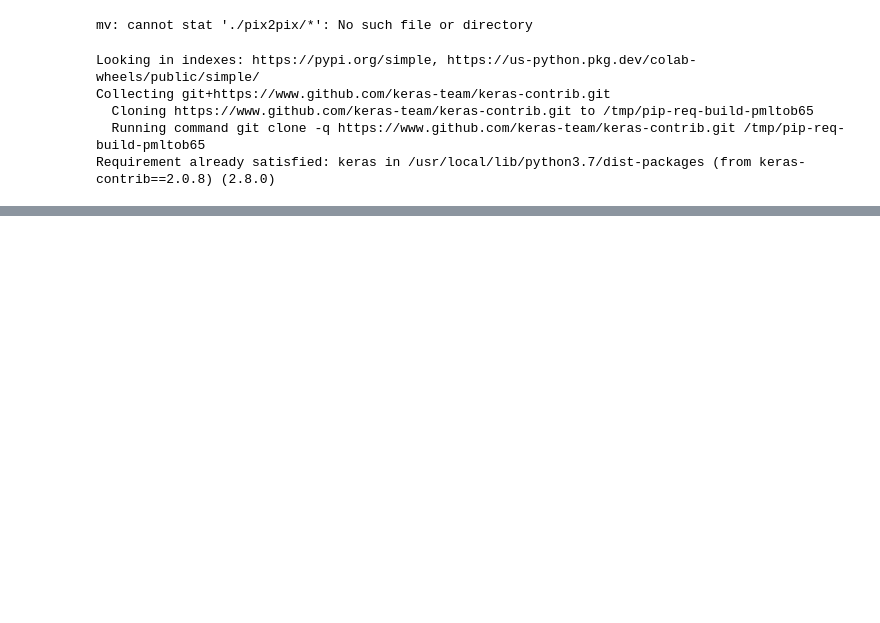
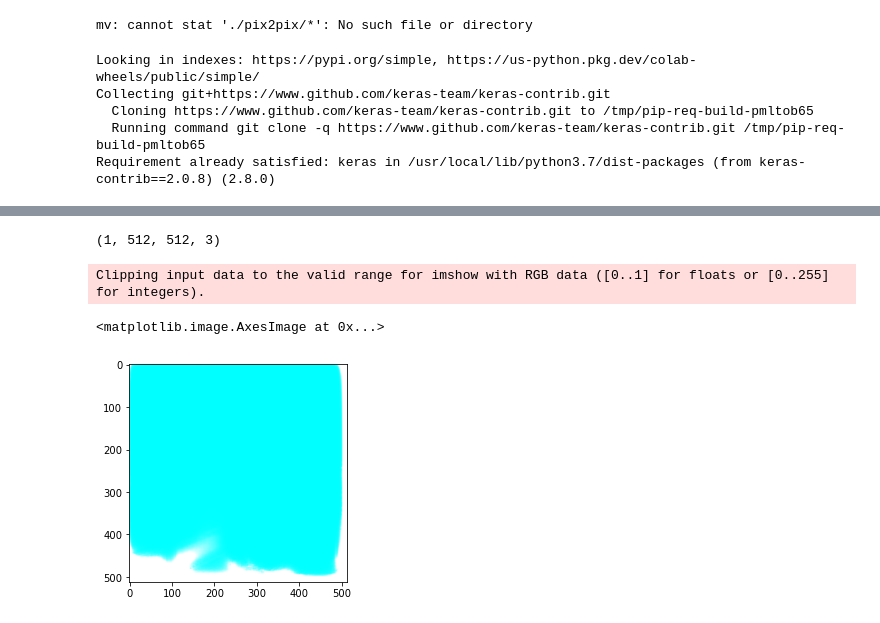
Before and after one commit to ASabryMazroua/pix2pix, a Jupyter notebook: trainer.ipynb, the cells around one changed output, grey strips where cells are left out. Cells and saved outputs as stored; diff of their text form; code cells hidden in the pictures; blank space fills up the shorter version.

```diff
--- a/trainer.ipynb
+++ b/trainer.ipynb
@@ -204,6 +200,8 @@ class Pix2Pix():
                 # If at save interval => save generated image samples
                 if batch_i % sample_interval == 0:
                     self.sample_images(epoch, batch_i)
+            # Save the model afte each epoch
+            self.generator.save("saved_model/generator.h5")
 
     def sample_images(self, epoch, batch_i):
         os.makedirs('images/%s' % self.dataset_name, exist_ok=True)
@@ -231,5 +229,5 @@ class Pix2Pix():
 # %%
 gan = Pix2Pix()
 # gan.train(epochs=200, batch_size=1, sample_interval=200)
-gan.train(epochs=4, batch_size=1, sample_interval=200)
+gan.train(epochs=1, batch_size=1, sample_interval=200)
 # %% [output]
@@ -253,6 +252,4 @@ gan.train(epochs=4, batch_size=1, sample_interval=200)
-# %%
-test_img = gan.data_loader.load_batch(1)
-pred = gan.generator.predict(test_img)
 # %%
-batch_i, (imgs_A, imgs_B) = enumerate(gan.data_loader.load_batch(1))
-print(imgs_A.shape)
+for batch_i, (imgs_A, imgs_B) in enumerate(gan.data_loader.load_batch(1)):
+    print(imgs_A.shape)
+    break
@@ -263,2 +268,10 @@ pred = gan.generator.predict(imgs_A)
+# %%
+imgs_A.shape
+# %% [output]
+(1, 512, 512, 3)
 # %%
-plt.imshow(pred[0])
+plt.imshow((pred[0]+1.0)*127.5)
+# %% [output]
+Clipping input data to the valid range for imshow with RGB data ([0..1] for floats or [0..255] for integers).
+<matplotlib.image.AxesImage at 0x...>
+[figure, added]
```
Also changed, not shown: parts of 7 cells of this notebook, 4 other files.
